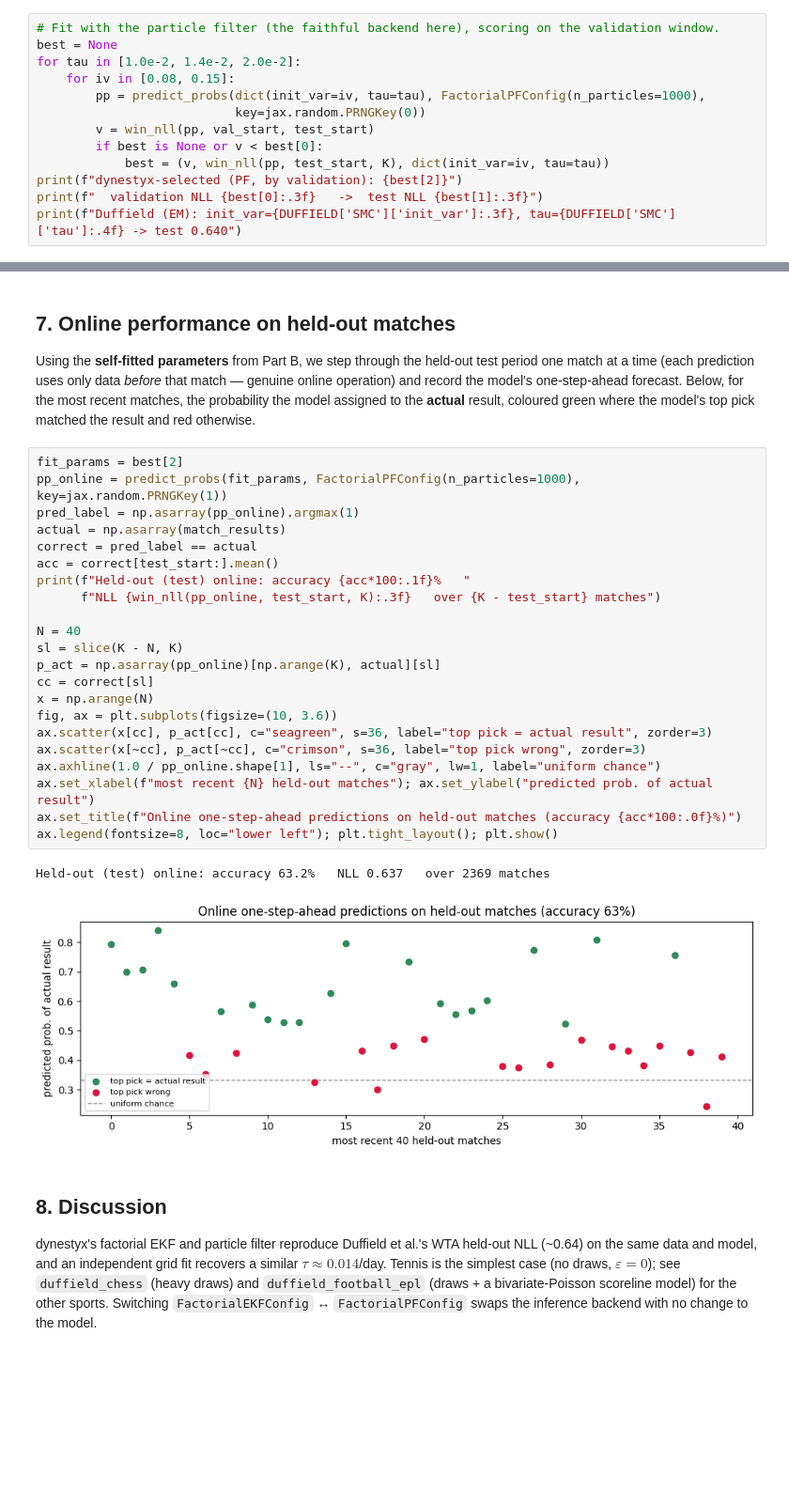
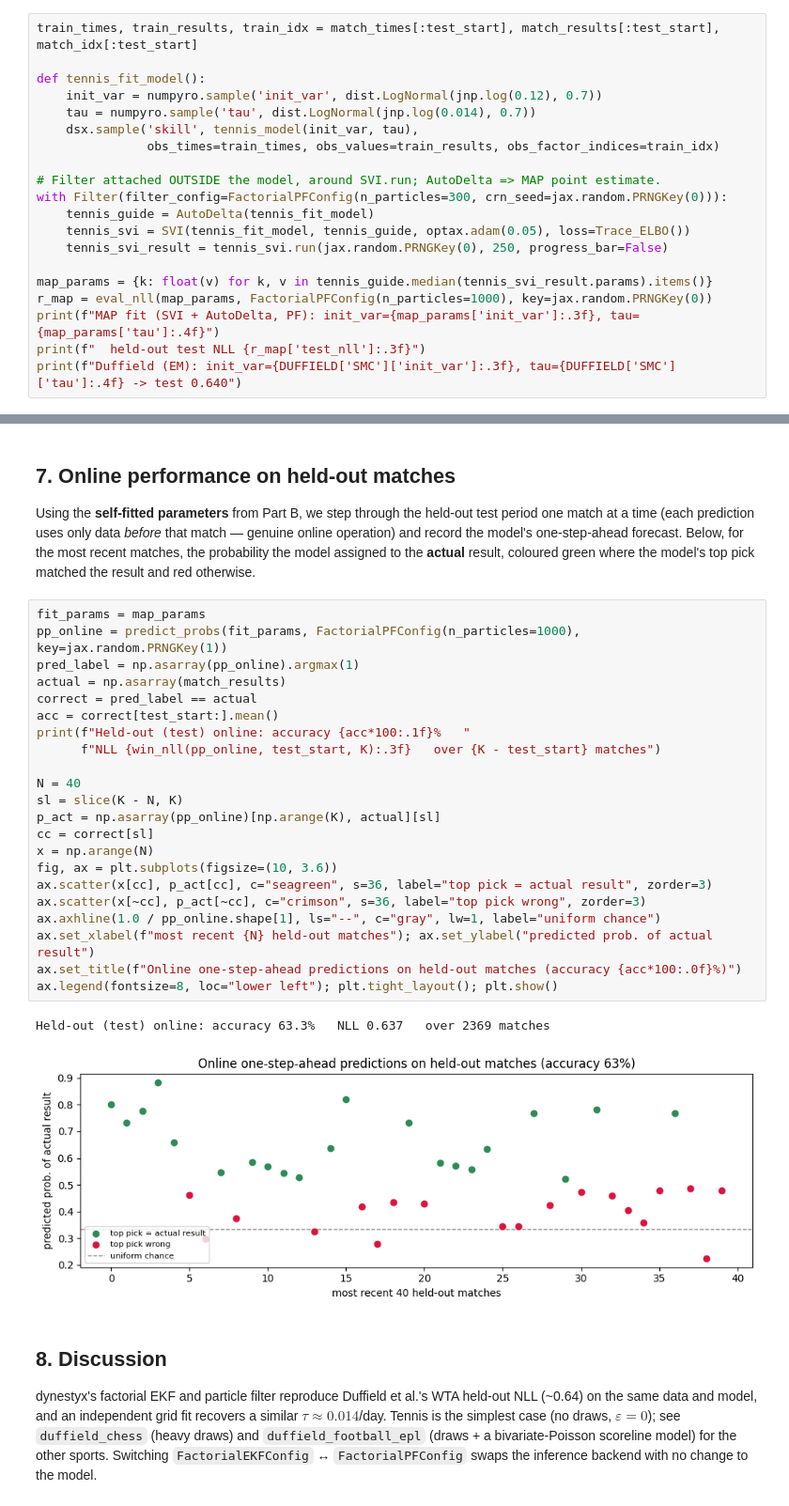
Before and after one commit to DanWaxman/dynestyx, a Jupyter notebook: docs/deep_dives/duffield_tennis_wta.ipynb, the cells around one changed output, grey strips where cells are left out. Shown at 94% size. Cells and saved outputs as stored; diff of their text form; blank space fills up the shorter version.

```diff
--- a/docs/deep_dives/duffield_tennis_wta.ipynb
+++ b/docs/deep_dives/duffield_tennis_wta.ipynb
@@ -139,14 +142,21 @@ We select $(\tau, \sigma_0^2)$ with the **particle filter** by minimising the pr
 # %%
-# Fit with the particle filter (the faithful backend here), scoring on the validation window.
-best = None
-for tau in [1.0e-2, 1.4e-2, 2.0e-2]:
-    for iv in [0.08, 0.15]:
-        pp = predict_probs(dict(init_var=iv, tau=tau), FactorialPFConfig(n_particles=1000),
-                           key=jax.random.PRNGKey(0))
-        v = win_nll(pp, val_start, test_start)
-        if best is None or v < best[0]:
-            best = (v, win_nll(pp, test_start, K), dict(init_var=iv, tau=tau))
-print(f"dynestyx-selected (PF, by validation): {best[2]}")
-print(f"  validation NLL {best[0]:.3f}   ->  test NLL {best[1]:.3f}")
+train_times, train_results, train_idx = match_times[:test_start], match_results[:test_start], match_idx[:test_start]
+
+def tennis_fit_model():
+    init_var = numpyro.sample('init_var', dist.LogNormal(jnp.log(0.12), 0.7))
+    tau = numpyro.sample('tau', dist.LogNormal(jnp.log(0.014), 0.7))
+    dsx.sample('skill', tennis_model(init_var, tau),
+               obs_times=train_times, obs_values=train_results, obs_factor_indices=train_idx)
+
+# Filter attached OUTSIDE the model, around SVI.run; AutoDelta => MAP point estimate.
+with Filter(filter_config=FactorialPFConfig(n_particles=300, crn_seed=jax.random.PRNGKey(0))):
+    tennis_guide = AutoDelta(tennis_fit_model)
+    tennis_svi = SVI(tennis_fit_model, tennis_guide, optax.adam(0.05), loss=Trace_ELBO())
+    tennis_svi_result = tennis_svi.run(jax.random.PRNGKey(0), 250, progress_bar=False)
+
+map_params = {k: float(v) for k, v in tennis_guide.median(tennis_svi_result.params).items()}
+r_map = eval_nll(map_params, FactorialPFConfig(n_particles=1000), key=jax.random.PRNGKey(0))
+print(f"MAP fit (SVI + AutoDelta, PF): init_var={map_params['init_var']:.3f}, tau={map_params['tau']:.4f}")
+print(f"  held-out test NLL {r_map['test_nll']:.3f}")
 print(f"Duffield (EM): init_var={DUFFIELD['SMC']['init_var']:.3f}, tau={DUFFIELD['SMC']['tau']:.4f} -> test 0.640")
 # %% [output]
@@ -211,30 +221,30 @@ plt.tight_layout(); plt.show()
 
 Using the **self-fitted parameters** from Part B, we step through the held-out test period one match at a time (each prediction uses only data *before* that match — genuine online operation) and record the model's one-step-ahead forecast. Below, for the most recent matches, the probability the model assigned to the **actual** result, coloured green where the model's top pick matched the result and red otherwise.
 # %%
-fit_params = best[2]
+fit_params = map_params
 pp_online = predict_probs(fit_params, FactorialPFConfig(n_particles=1000), key=jax.random.PRNGKey(1))
 pred_label = np.asarray(pp_online).argmax(1)
 actual = np.asarray(match_results)
 correct = pred_label == actual
 acc = correct[test_start:].mean()
 print(f"Held-out (test) online: accuracy {acc*100:.1f}%   "
       f"NLL {win_nll(pp_online, test_start, K):.3f}   over {K - test_start} matches")
 
 N = 40
 sl = slice(K - N, K)
 p_act = np.asarray(pp_online)[np.arange(K), actual][sl]
 cc = correct[sl]
 x = np.arange(N)
 fig, ax = plt.subplots(figsize=(10, 3.6))
 ax.scatter(x[cc], p_act[cc], c="seagreen", s=36, label="top pick = actual result", zorder=3)
 ax.scatter(x[~cc], p_act[~cc], c="crimson", s=36, label="top pick wrong", zorder=3)
 ax.axhline(1.0 / pp_online.shape[1], ls="--", c="gray", lw=1, label="uniform chance")
 ax.set_xlabel(f"most recent {N} held-out matches"); ax.set_ylabel("predicted prob. of actual result")
 ax.set_title(f"Online one-step-ahead predictions on held-out matches (accuracy {acc*100:.0f}%)")
 ax.legend(fontsize=8, loc="lower left"); plt.tight_layout(); plt.show()
 # %% [output]
-Held-out (test) online: accuracy 63.2%   NLL 0.637   over 2369 matches
+Held-out (test) online: accuracy 63.3%   NLL 0.637   over 2369 matches
-[figure, old version]
+[figure, new version]
 # %% [markdown]
 ## 8. Discussion
 
```
Also changed, not shown: parts of 3 cells of this notebook, 2 other files.
